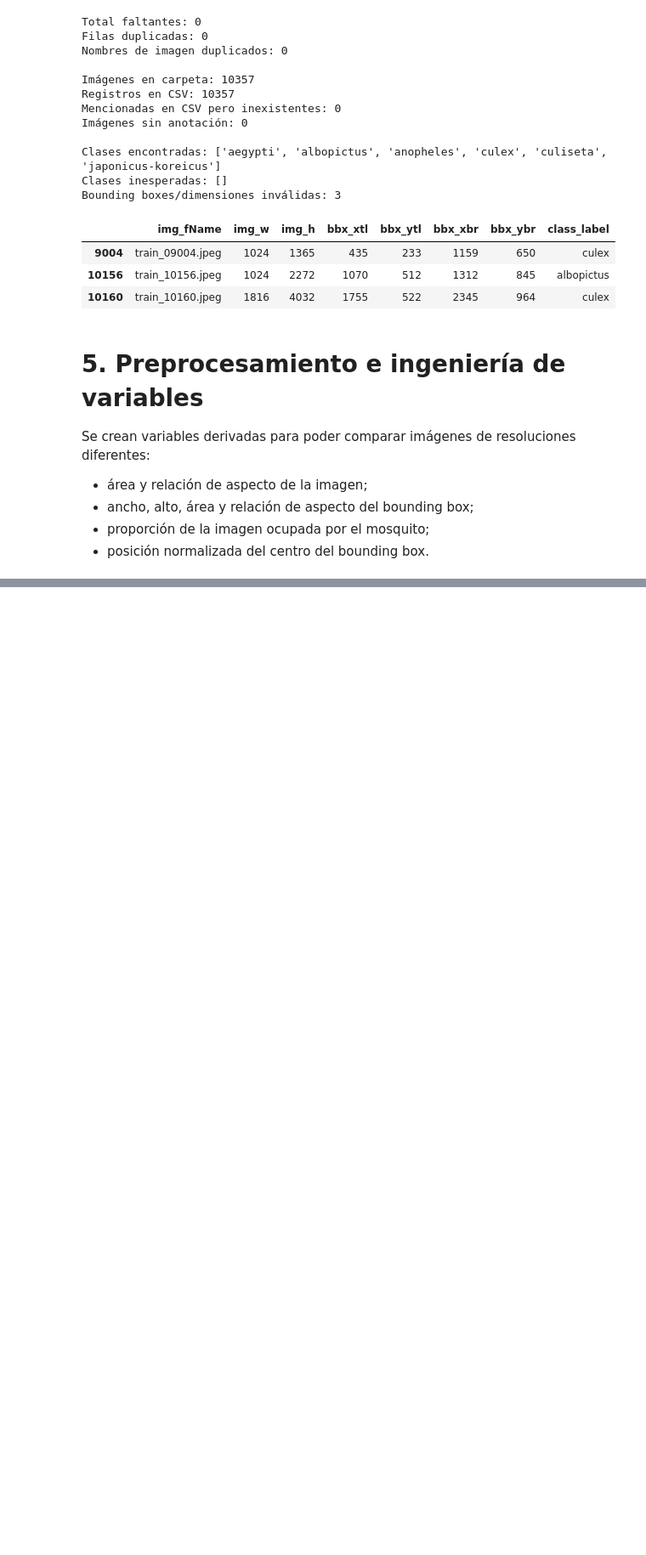
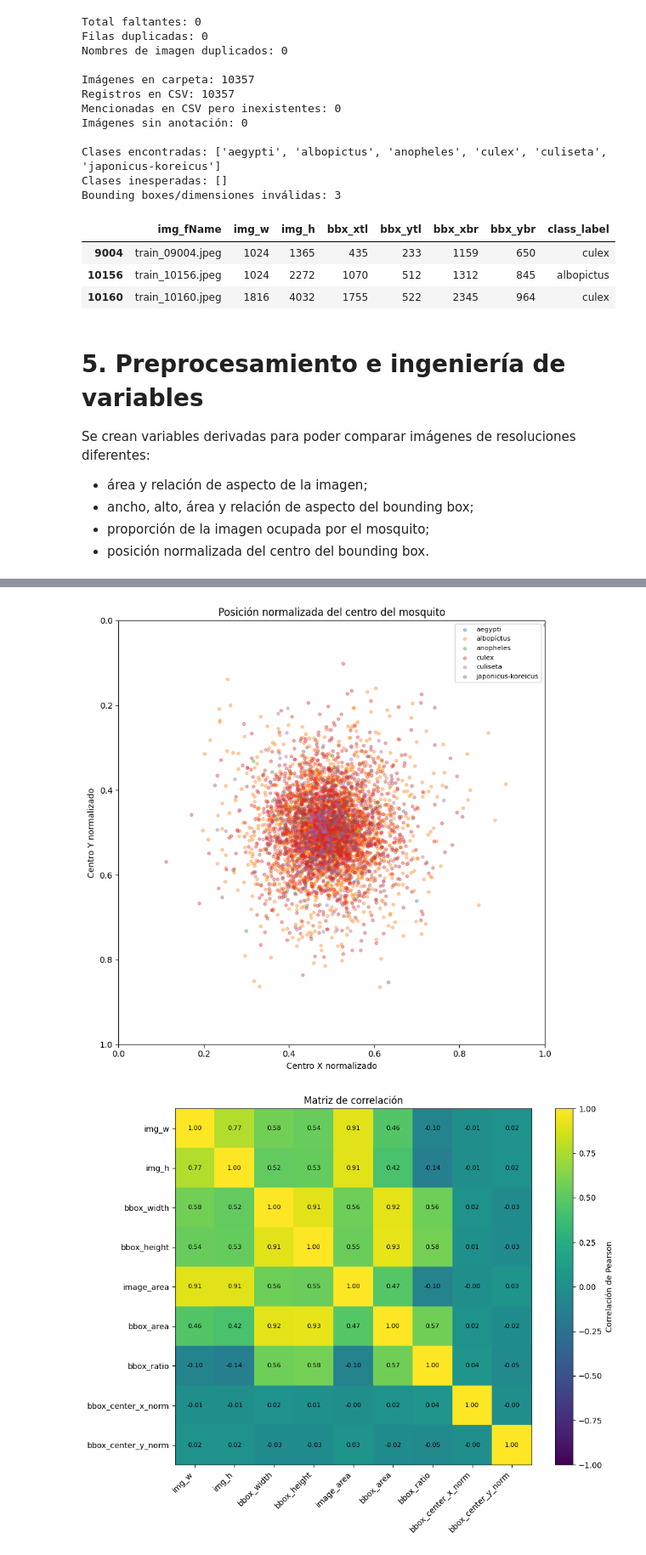
Before and after one commit to Ihan-Marroquin/Proyecto_data, a Jupyter notebook: Proyecto_2_MosquitoAlert.ipynb, the cells around one changed output, grey strips where cells are left out. Shown at 85% size. Drawn from its saved outputs; the diff is of its cells as text; code cells hidden in the pictures; blank space fills up the shorter version.

```diff
--- a/Proyecto_2_MosquitoAlert.ipynb
+++ b/Proyecto_2_MosquitoAlert.ipynb
@@ -340,0 +459,56 @@ Variables después del preprocesamiento: 17
+# %%
+resumen_clase = df_clean.groupby("class_label").agg(
+    cantidad=("img_fName","count"),
+    ancho_mediana=("img_w","median"),
+    alto_mediana=("img_h","median"),
+    bbox_width_mediana=("bbox_width","median"),
+    bbox_height_mediana=("bbox_height","median"),
+    bbox_ratio_promedio=("bbox_ratio","mean"),
+    bbox_ratio_mediana=("bbox_ratio","median"),
+    centro_x_promedio=("bbox_center_x_norm","mean"),
+    centro_y_promedio=("bbox_center_y_norm","mean")
+).sort_values("cantidad", ascending=False)
+
+display(resumen_clase.round(4))
+resumen_clase.to_csv(TABLES/"resumen_por_clase.csv")
+
+# Posición normalizada
+muestra = df_clean.sample(min(5000, len(df_clean)), random_state=42)
+fig, ax = plt.subplots(figsize=(8,8))
+for clase in sorted(muestra["class_label"].unique()):
+    sub = muestra[muestra["class_label"]==clase]
+    ax.scatter(sub["bbox_center_x_norm"], sub["bbox_center_y_norm"],
+               s=12, alpha=.35, label=clase)
+ax.set(xlim=(0,1), ylim=(1,0),
+       title="Posición normalizada del centro del mosquito",
+       xlabel="Centro X normalizado", ylabel="Centro Y normalizado")
+ax.legend(fontsize=8)
+plt.tight_layout()
+plt.savefig(FIGURES/"07_posicion_bbox.png", dpi=200, bbox_inches="tight")
+plt.show()
+
+# Correlaciones
+vars_corr = [
+    "img_w","img_h","bbox_width","bbox_height",
+    "image_area","bbox_area","bbox_ratio",
+    "bbox_center_x_norm","bbox_center_y_norm"
+]
+corr = df_clean[vars_corr].corr()
+
+fig, ax = plt.subplots(figsize=(10,8))
+im = ax.imshow(corr.values, vmin=-1, vmax=1)
+ax.set_xticks(range(len(vars_corr)))
+ax.set_yticks(range(len(vars_corr)))
+ax.set_xticklabels(vars_corr, rotation=45, ha="right")
+ax.set_yticklabels(vars_corr)
+for i in range(len(vars_corr)):
+    for j in range(len(vars_corr)):
+        ax.text(j, i, f"{corr.iloc[i,j]:.2f}", ha="center", va="center", fontsize=8)
+fig.colorbar(im, ax=ax, label="Correlación de Pearson")
+ax.set_title("Matriz de correlación")
+plt.tight_layout()
+plt.savefig(FIGURES/"08_correlaciones.png", dpi=200, bbox_inches="tight")
+plt.show()
+
+corr.to_csv(TABLES/"matriz_correlacion.csv")
+# %% [output]
@@ -340,0 +523,2 @@ Variables después del preprocesamiento: 17
+[figure, added]
+[figure, added]
```
Also changed, not shown: parts of 10 cells of this notebook.
